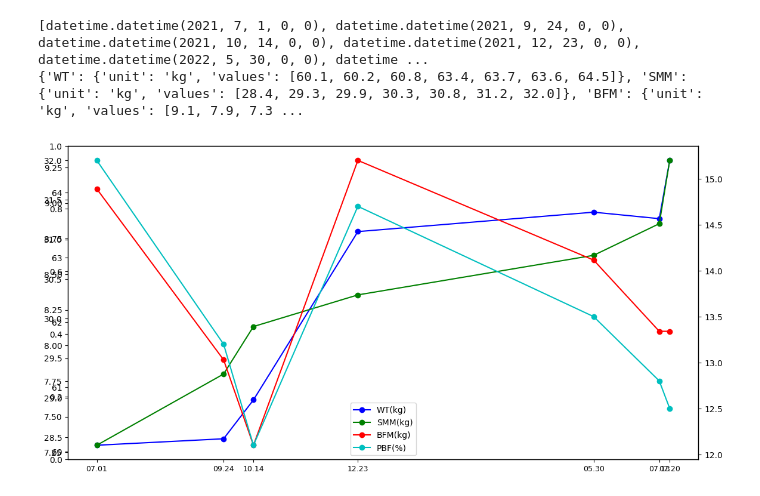
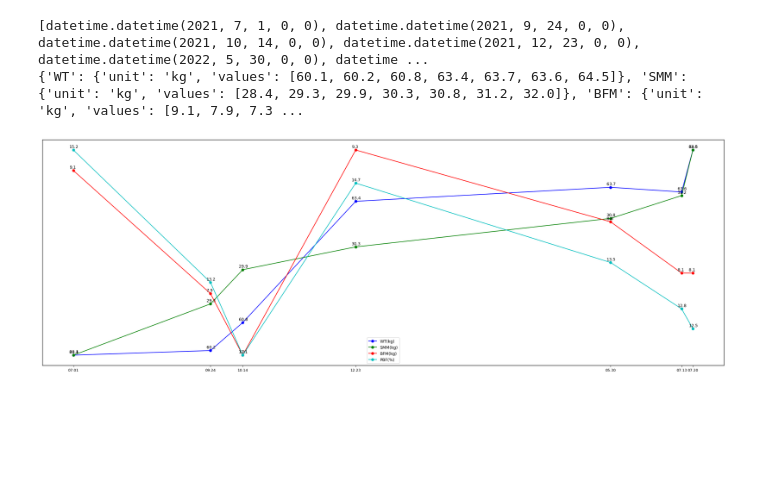
Before and after one commit to kickscar/HELLCHANG-PRACTICES, a Jupyter notebook: analysis/inbody.ipynb, the cells around one changed output. Cells and saved outputs as stored; diff of their text form; code cells hidden in the pictures; blank space fills up the shorter version.

Commit message:
inbody graph #finish

```diff
--- a/analysis/inbody.ipynb
+++ b/analysis/inbody.ipynb
@@ -56,36 +61,35 @@ print(dataset_y)
 # %%
 from matplotlib.pyplot import figure
 from itertools import cycle
 from matplotlib import pyplot as plt
 
 dataset_x_days = [(x - dataset_x[0]).days for x in dataset_x]
 dataset_x_fdates = [x.strftime('%m.%d') for x in dataset_x]
 
 legendhandles = []
 cycol = cycle('bgrcmk')
 
-# plt.figure(figsize=(13, 3))
-# fig, subplot = plt.subplots(1, 1)
+fig = plt.figure(figsize=(30, 10))
+spec = plt.GridSpec(1, 1)
 
-fig = plt.figure(figsize=(30, 15))
-spec = plt.GridSpec(2, 2)
-
-subplot = fig.add_subplot(spec[:-1, :-1])
+subplot = fig.add_subplot(spec[0, 0])
+subplot.set_yticks([])
 subplot.set_xticks(dataset_x_days)
 subplot.set_xticklabels(dataset_x_fdates, fontsize=9)
 
+twinx = None
 for key in dataset_y.keys():
-    subplot = subplot.twinx()
-    line, = subplot.plot(
-        dataset_x_days,
-        dataset_y[key]['values'],
-        'o-',
-        color=next(cycol),
-        label=f"{key}({dataset_y[key]['unit']})")
+    twinx = (subplot if twinx is None else twinx).twinx()
+
+    twinx.set_yticks([])
+    line, = twinx.plot(dataset_x_days, dataset_y[key]['values'], 'o-', color=next(cycol), label=f"{key}({dataset_y[key]['unit']})")
+
+    for idx, yv in enumerate(dataset_y[key]['values']):
+        twinx.annotate(str(yv), xy=(dataset_x_days[idx], yv), xytext=(-10, 5), textcoords='offset points')
 
     legendhandles.append(line)
 
 plt.legend(handles=legendhandles, loc='lower center')
 plt.show()
 # %% [output]
-[figure, old version]
+[figure, new version]
```
Also changed, not shown: parts of 3 cells of this notebook.
